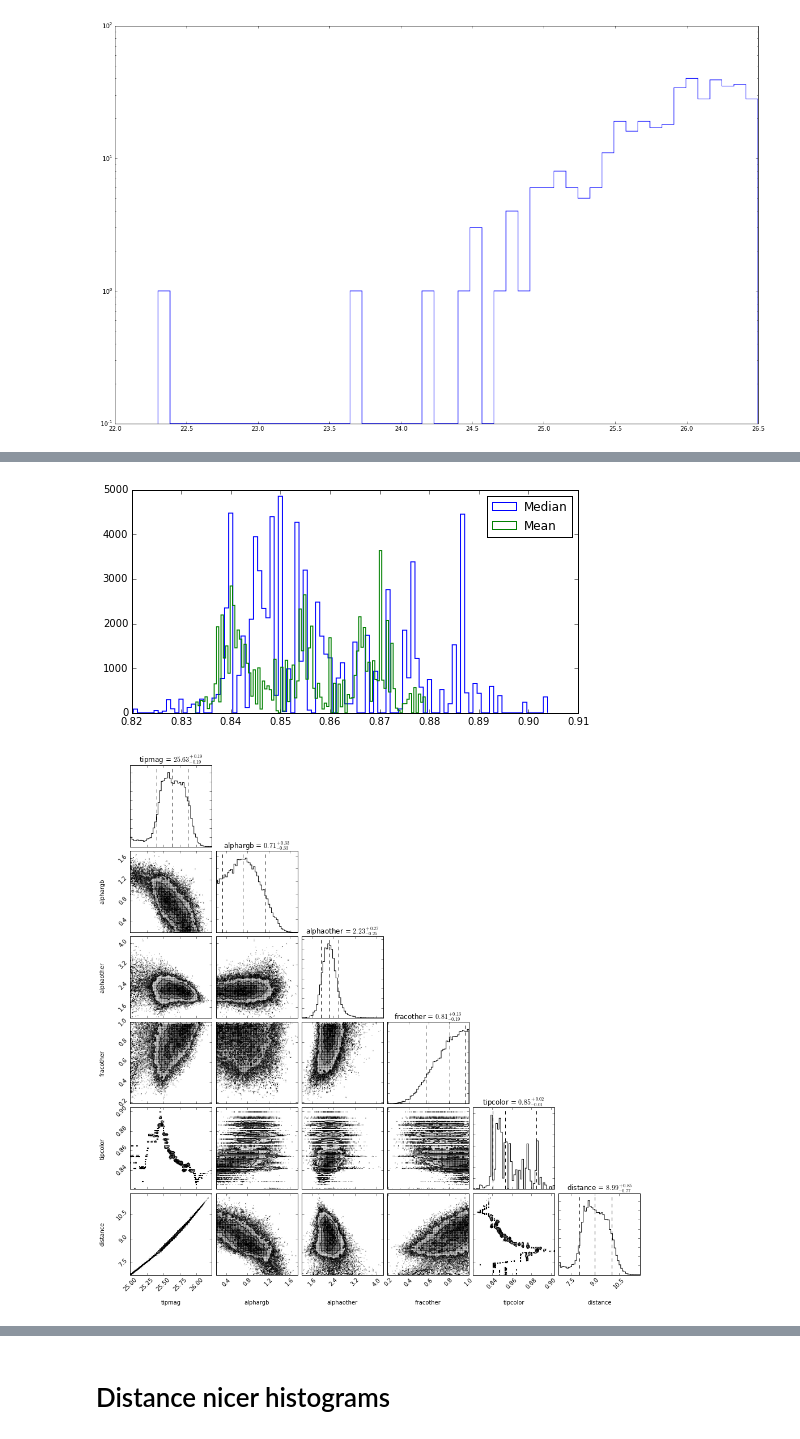
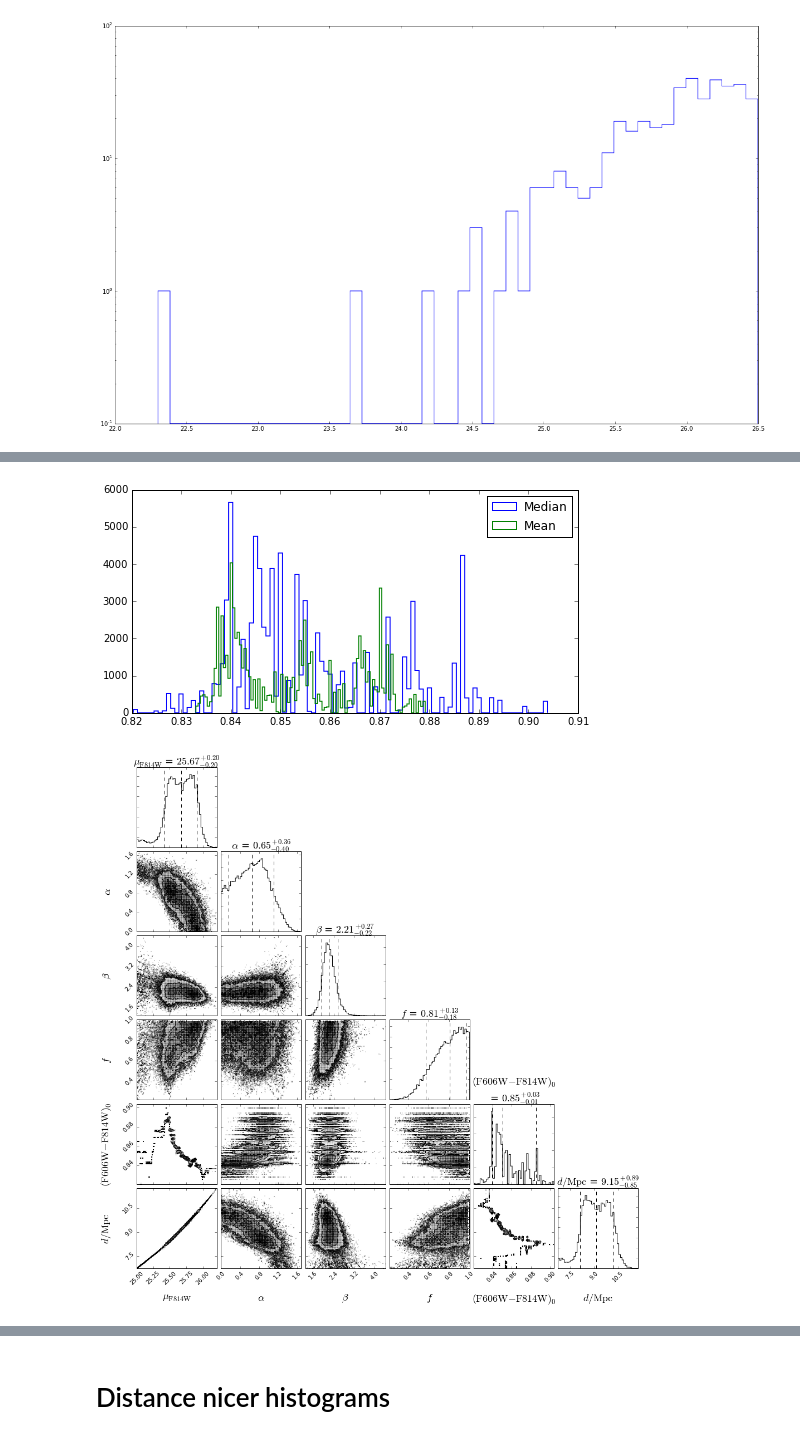
Before and after one commit to eteq/piscdwarfs_hst, a Jupyter notebook: MCMC Distance and ANGST comparisons.ipynb, the cells around one changed output, grey strips where cells are left out. Cells and saved outputs as stored; diff of their text form; code cells hidden in the pictures.

```diff
--- a/MCMC Distance and ANGST comparisons.ipynb
+++ b/MCMC Distance and ANGST comparisons.ipynb
@@ -27,6 +28,23 @@ from matplotlib import rcParams
 rcParams['figure.figsize'] = (16, 10)
 rcParams['image.interpolation'] = 'none'
 rcParams['image.origin'] = 'lower'
+# %%
+def save_pub_figure(basename, figdir='figures', fig=None):
+    import os
+    if fig is None:
+        fig = plt.gcf()
+    plt.savefig(os.path.join(figdir, basename+'.pdf'))
+    plt.savefig(os.path.join(figdir, basename+'.png'))
+
+def reprocess_triangle_for_pub(fig, labelsize=18):
+    for ax in fig.axes:
+        for txt in (ax.title, ax.xaxis.label, ax.yaxis.label):
+            #boost the sizes of the labels
+            txt.set_fontsize(labelsize)
+
+            #strip out newlines unless they are before '='s
+            if '=' not in txt.get_text():
+                txt.set_text(txt.get_text().replace('\n', ''))
 # %% [markdown]
 # Pisc A
 # %%
@@ -92,8 +110,8 @@ plt.tight_layout()
 [figure]
 # %%
 pris = dict(tipmag=priors.UniformPrior(23, 25.5),
-            alphargb=priors.UniformPrior(-5, 5),
-            alphaother=priors.UniformPrior(-5, 5),
+            alphargb=priors.UniformPrior(0, 5),
+            alphaother=priors.UniformPrior(0, 5),
             fracother=priors.UniformPrior(0,1))
 
 modA = rgbmcmr.RGBModel(m[rgbmsk], me[rgbmsk], priors=pris)
@@ -222,9 +250,10 @@ plt.tight_layout()
 [figure]
 # %%
 prisB = dict(tipmag=priors.UniformPrior(25, 26.5),
-            alphargb=priors.UniformPrior(0.2, 2.2),
-            alphaother=priors.UniformPrior(-5, 5),
-            fracother=priors.UniformPrior(0,1))
+            #alphargb=priors.UniformPrior(0.2, 2.2),
+             alphargb=priors.UniformPrior(0., 5),
+             alphaother=priors.UniformPrior(0, 5),
+             fracother=priors.UniformPrior(0,1))
 
 modB = rgbmcmr.RGBModel(m[rgbmsk], me[rgbmsk], priors=prisB)
 
@@ -276,15 +305,23 @@ plt.legend()
 
 tipcolorB = np.array(meds).reshape(tipmagsB.shape)
 # %% [output]
-[figure, old version]
+[figure, new version]
 # %%
 #now compute distance from Rizzi top of pg 13 for ACS F814W
 rgb814_0 = -4.06+0.20*(tipcolorB-1.23)
 d_distrB = Distance(distmod=tipmagsB-rgb814_0)
+emceemr.funcs.triangle_plot(modB, samplerB, quantiles=[.1, .5, .9], show_titles=True,
+                            chainstoadd=dict(tipcolor=tipcolorB.ravel(), distance=d_distrB.Mpc.ravel()),
+                            relabel={'tipmag':r'$\mu_{\rm F814W}$',
+                                     'alphargb':r'$\alpha$',
+                                     'alphaother':r'$\beta$',
+                                     'fracother':r'$f$',
+                                     'tipcolor':r'$({\rm F606W-F814W})_0$'+'\n',
+                                     'distance':r'$d/{\rm Mpc}$'},
+                            verbose=False)
 
-emceemr.triangle_plot(modB, samplerB, quantiles=[.1, .5, .9], show_titles=True,
-                      chainstoadd=dict(tipcolor=tipcolorB.ravel(),
-                                       distance=d_distrB.Mpc.ravel()), verbose=False)
+reprocess_triangle_for_pub(plt.gcf())
+save_pub_figure('Pisc_B_corner')
 # %% [output]
-[figure, old version]
+[figure, new version]
 # %% [markdown]
```
Also changed, not shown: parts of 17 cells of this notebook.
